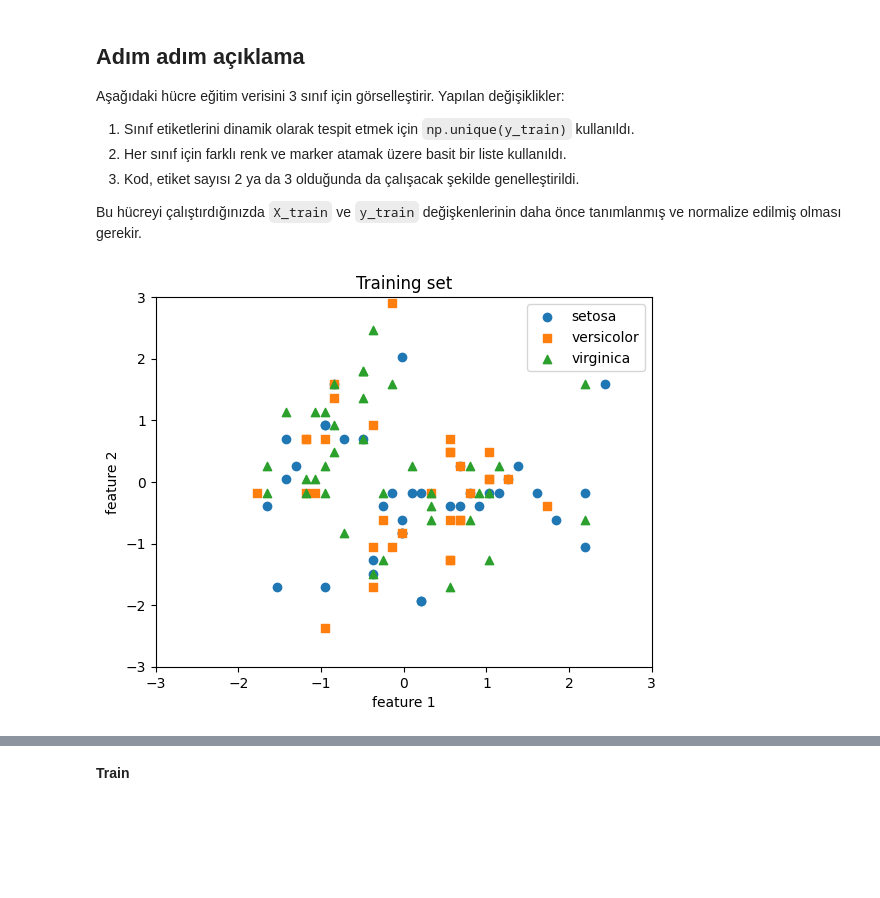
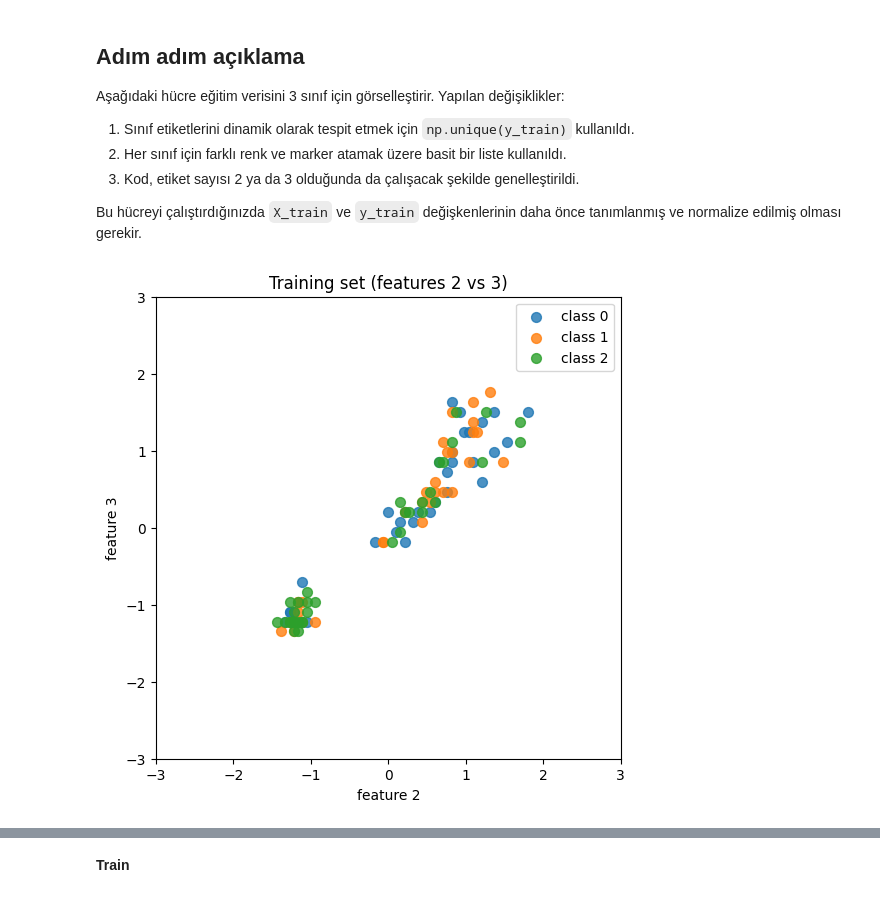
Before and after one commit to graWLF/load-iris-with-perceptron, a Jupyter notebook: iris_hw.ipynb, the cells around one changed output, grey strips where cells are left out. Drawn from its saved outputs; the diff is of its cells as text; code cells hidden in the pictures; blank space fills up the shorter version.

```diff
--- a/iris_hw.ipynb
+++ b/iris_hw.ipynb
@@ -104,23 +127,23 @@ Bu hücreyi çalıştırdığınızda `X_train` ve `y_train` değişkenlerinin d
 # %%
 # İki feature ile görselleştirme
 # Hangi feature'ları kullanmak isterseniz burayı değiştirin (index 0..3). Örnek: feature_a, feature_b = 0, 1
-feature_a, feature_b = 0, 1  # <-- burayı değiştirin (örn 0,1 veya 2,3)
+feature_a, feature_b = 2, 3  # <-- burayı değiştirin (örn 0,1 veya 2,3)
 # feature isimleri için: print(iris.feature_names)
 plt.figure(figsize=(6,6))
 for cls in np.unique(y_train):
     mask = (y_train == cls)
     plt.scatter(X_train[mask, feature_a], X_train[mask, feature_b],
                 label=f'class {int(cls)}', alpha=0.8, s=50)
 
 plt.title(f'Training set (features {feature_a} vs {feature_b})')
 plt.xlabel(f'feature {feature_a}')
 plt.ylabel(f'feature {feature_b}')
 plt.xlim([-3, 3])
 plt.ylim([-3, 3])
 plt.legend()
 plt.show()
 # %% [output]
-[figure, old version]
+[figure, new version]
 # %%
 plt.scatter(X_test[y_test==0, 0], X_test[y_test==0, 1], label='setosa', marker='o')
 plt.scatter(X_test[y_test==1, 0], X_test[y_test==1, 1], label='versicolor', marker='s')
```
Also changed, not shown: parts of 3 cells of this notebook.
